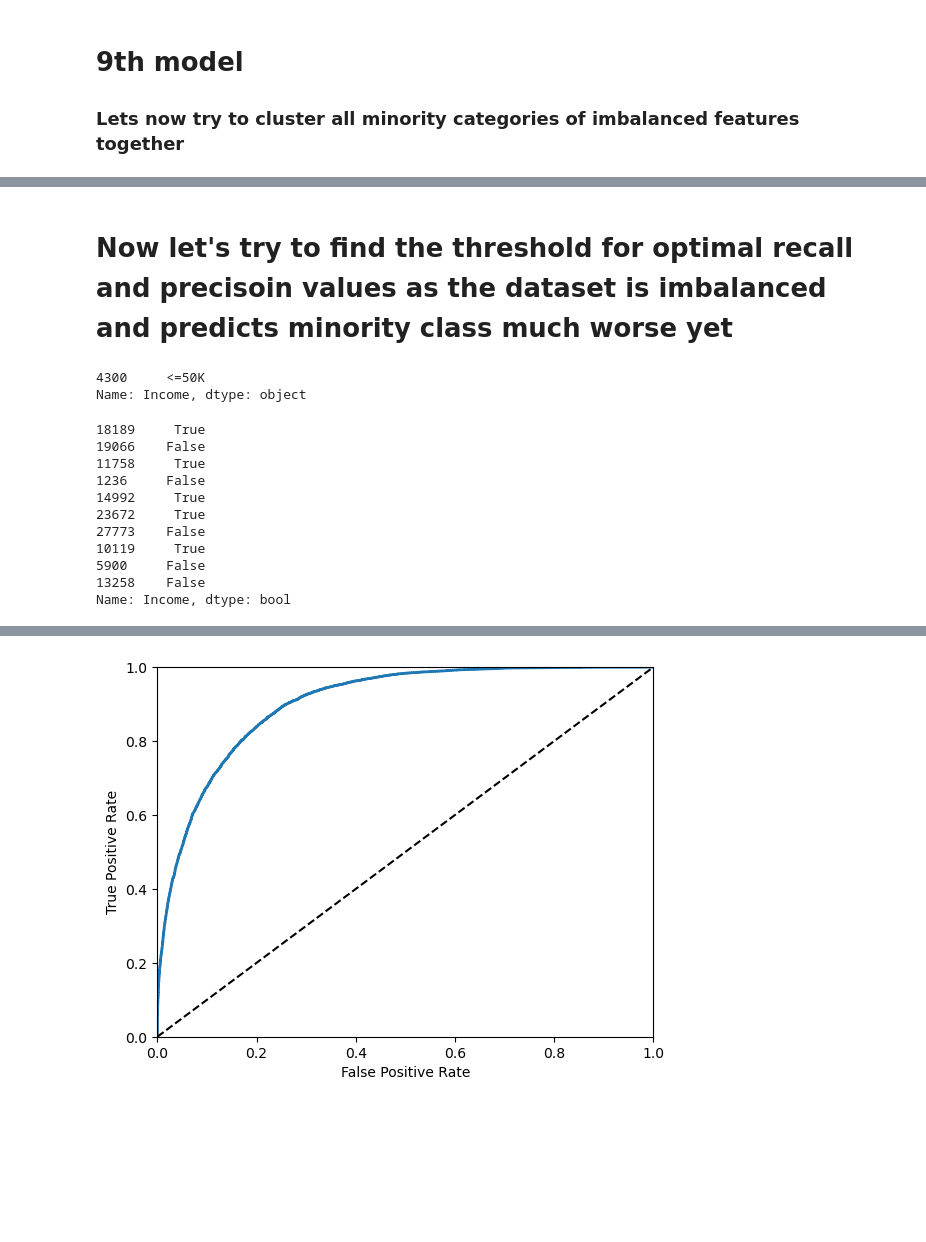
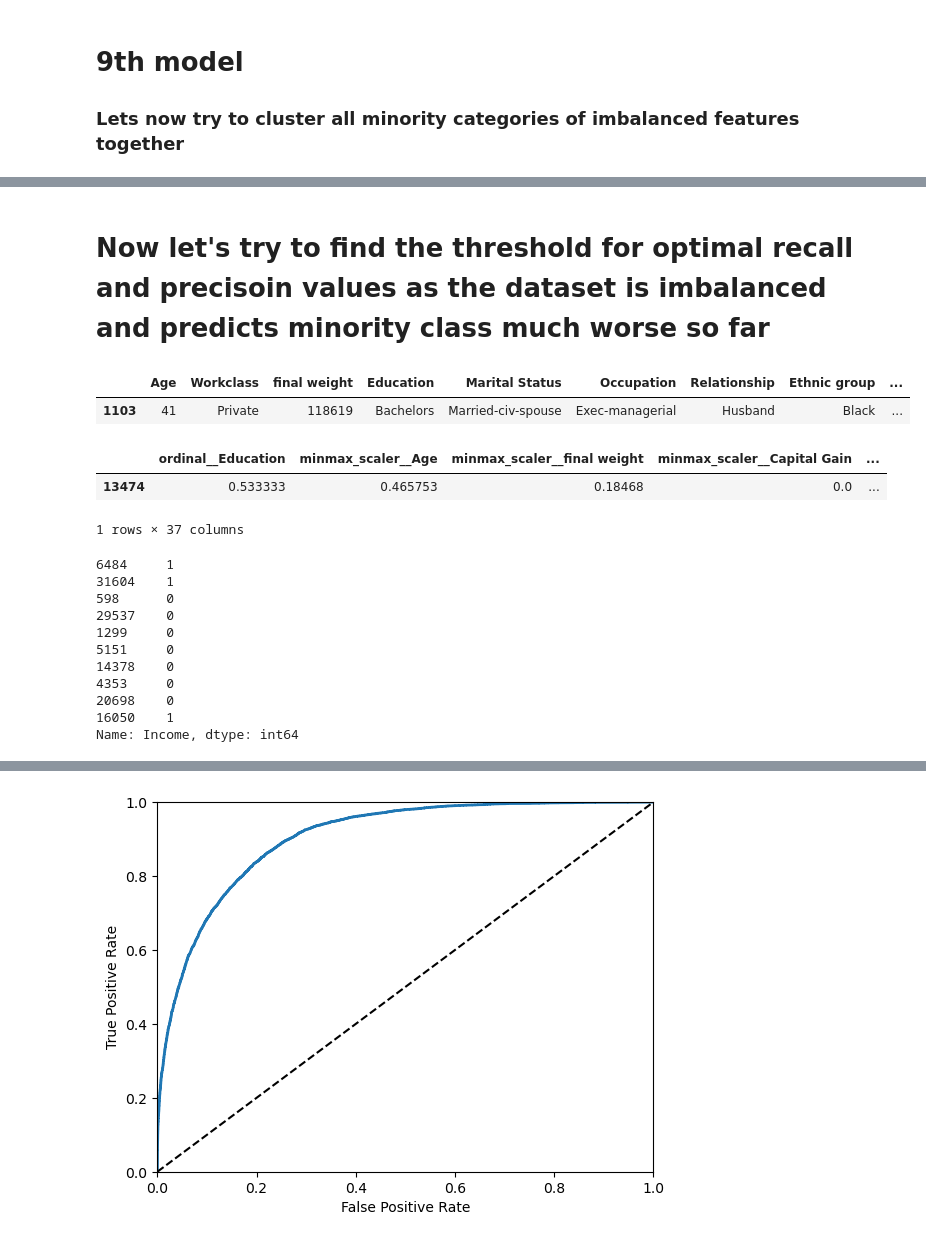
Before and after one commit to nadiia-duiunova/Adults_pet_project, a Jupyter notebook: Logistic regression.ipynb, the cells around one changed output, grey strips where cells are left out. Drawn from its saved outputs; the diff is of its cells as text; code cells hidden in the pictures; blank space fills up the shorter version.

```diff
--- a/Logistic regression.ipynb
+++ b/Logistic regression.ipynb
@@ -803,12 +583,12 @@ weighted avg       0.84      0.85      0.85     32560
 # %% [markdown]
-# Now let's try to find the threshold for optimal recall and precisoin values as the dataset is imbalanced and predicts minority class much worse yet
+# Now let's try to find the threshold for optimal recall and precisoin values as the dataset is imbalanced and predicts minority class much worse so far
 # %%
 X_10 = X_train.copy()
 y_10 = y_train.copy()
-y_10.sample()
+X_10.sample()
 # %% [output]
-4300     <=50K
-Name: Income, dtype: object
+|  | Age | Workclass | final weight | Education | Marital Status | Occupation | Relationship | Ethnic group | ... |
+| 1103 | 41 | Private | 118619 | Bachelors | Married-civ-spouse | Exec-managerial | Husband | Black | ... |
 # %%
 # preform data transformation as we used for initial model
 
@@ -832,19 +614,26 @@ if sps.issparse(X_10):
 
 x_columns_names = column_transformer.get_feature_names_out()
 X_10 = pd.DataFrame(X_10, columns = x_columns_names)
+# %%
+X_10['ordinal__Education'] = MinMaxScaler().fit_transform(X_10[['ordinal__Education']])
+X_10.sample()
+# %% [output]
+|  | ordinal__Education | minmax_scaler__Age | minmax_scaler__final weight | minmax_scaler__Capital Gain | ... |
+| 13474 | 0.533333 | 0.465753 | 0.18468 | 0.0 | ... |
+1 rows × 37 columns
 # %%
-y_10 = (y_10 == ' >50K')
+y_10 = y_10.replace({' >50K': 1, ' <=50K': 0})
 y_10.sample(10)
 # %% [output]
-18189     True
-19066    False
-11758     True
-1236     False
-14992     True
-23672     True
-27773    False
-10119     True
-5900     False
-13258    False
-Name: Income, dtype: bool
+6484     1
+31604    1
+598      0
+29537    0
+1299     0
+5151     0
+14378    0
+4353     0
+20698    0
+16050    1
+Name: Income, dtype: int64
 # %%
```
Also changed, not shown: parts of 70 cells of this notebook.
